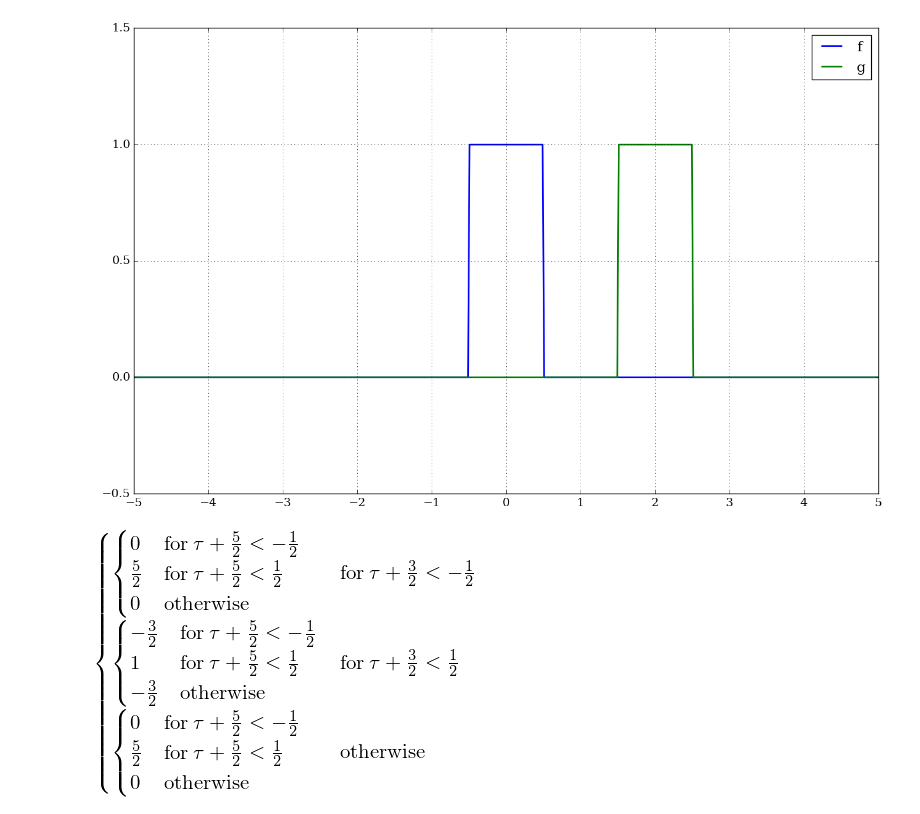
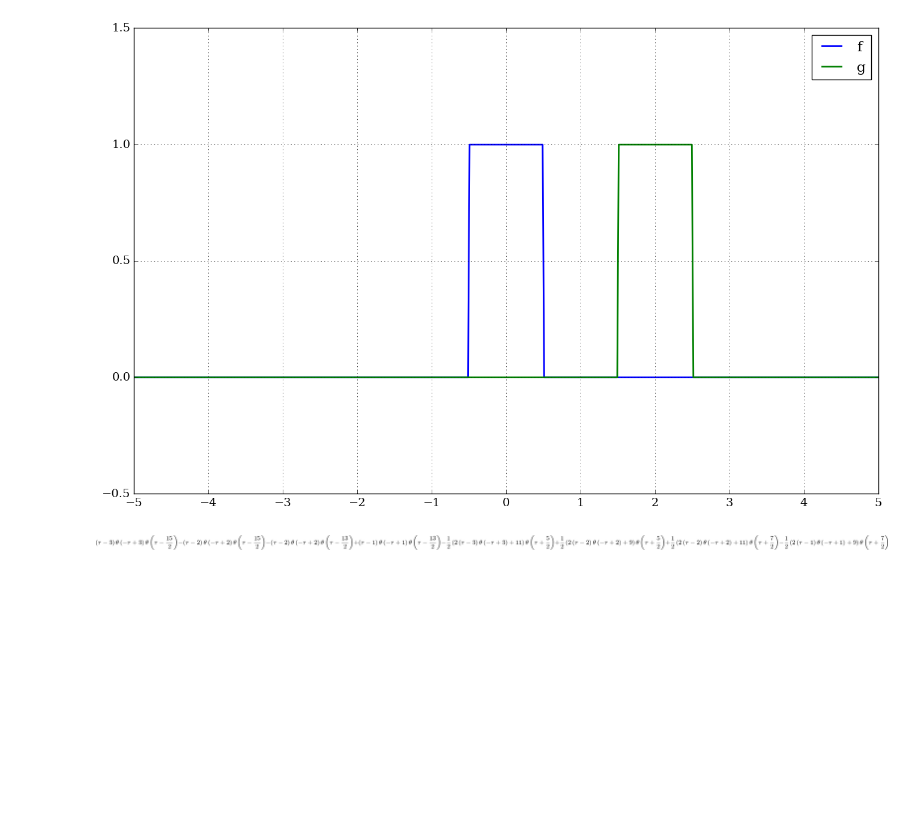
Before and after one commit to Ccaccia73/FluidodinamicaSperimentale, a Jupyter notebook: 01_Intro/02b_correlation.ipynb, the cells around one changed output. Cells and saved outputs as stored; diff of their text form; code cells hidden in the pictures; blank space fills up the shorter version.

```diff
--- a/01_Intro/02b_correlation.ipynb
+++ b/01_Intro/02b_correlation.ipynb
@@ -32,12 +32,12 @@ $$F(\tau) = \int f(t) g(t-\tau) dt$$
 # %% [markdown]
 # Esempio
 # %%
-t, τ = sympy.symbols('t \\tau')
+x, t, τ = sympy.symbols('x t \\tau')
 # %%
-#f = sympy.Heaviside(t+sympy.Rational(1,2))-sympy.Heaviside(t-sympy.Rational(1,2))
-#g = sympy.Heaviside((t+τ)-sympy.Rational(3,2))-sympy.Heaviside((t+τ)-sympy.Rational(5,2))
-f = sympy.Piecewise((0,t<-sympy.Rational(1,2)),(1,t<sympy.Rational(1,2)),(0,True))
-g = sympy.Piecewise((0,t<sympy.Rational(3,2)),(1,t<sympy.Rational(5,2)),(0,True))
+f = sympy.Heaviside(x+sympy.Rational(1,2))-sympy.Heaviside(x-sympy.Rational(1,2))
+g = sympy.Heaviside(x-sympy.Rational(3,2))-sympy.Heaviside(x-sympy.Rational(5,2))
+#f = sympy.Piecewise((0,t<-sympy.Rational(1,2)),(1,t<sympy.Rational(1,2)),(0,True))
+#g = sympy.Piecewise((0,t<sympy.Rational(3,2)),(1,t<sympy.Rational(5,2)),(0,True))
 # %%
 tplot = np.linspace(-5,5,500)
 fplot = np.zeros_like(tplot)
@@ -58,10 +58,10 @@ plt.grid()
 # %% [output]
 [figure]
 # %%
-Fcor = sympy.integrate(f.subs(t,t+τ,simultaneous=True)*g,(t,-5,5))
-Fcor
+Fcor = sympy.integrate(f.subs(x,t,simultaneous=True)*g.subs(x,t+τ,simultaneous=True),(t,-5,5))
+sympy.simplify(Fcor)
 # %% [output]
-[figure, old version]
+[figure, new version]
 # %%
 Fcplot = np.zeros_like(tplot)
 
```
Also changed, not shown: parts of 40 cells of this notebook, 4 other files.
